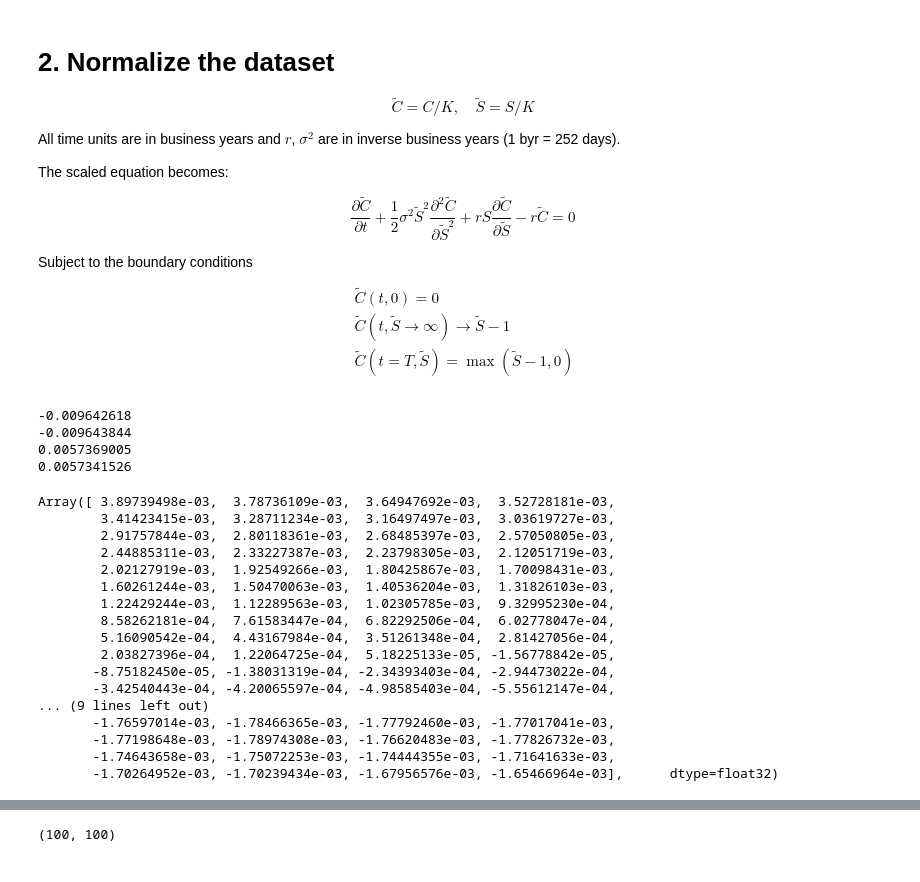
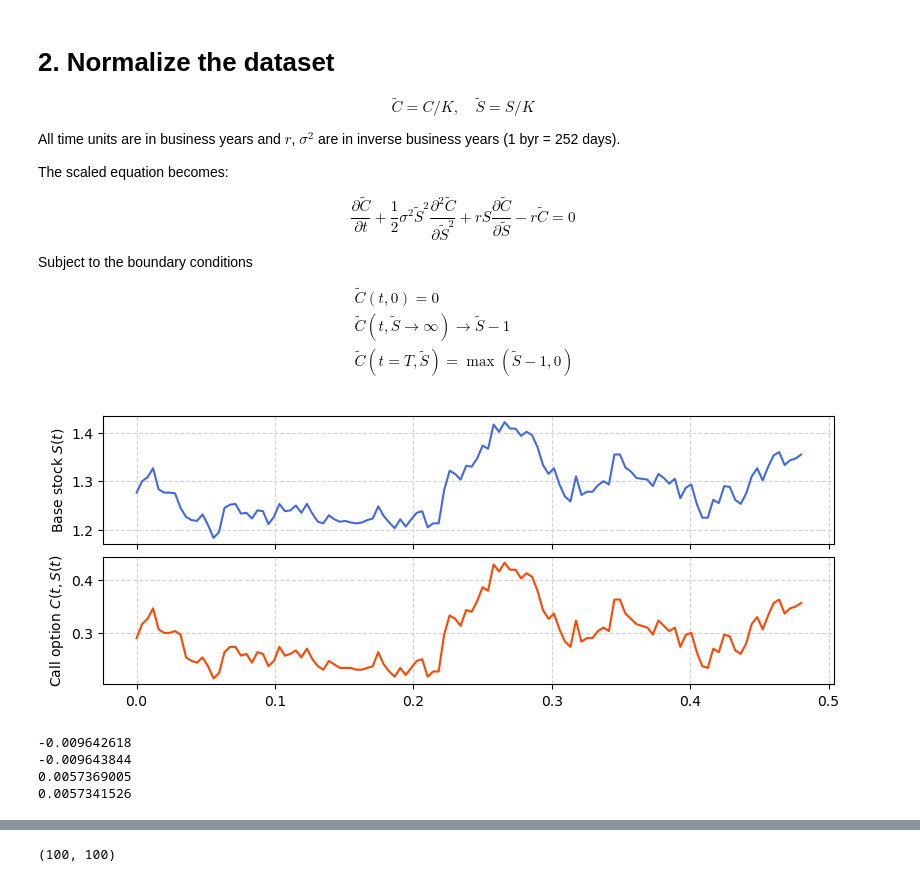
Before and after one commit to laelshin/PINN_Black_Scholes_Eq, a Jupyter notebook: black-scholes.ipynb, the cells around one changed output, grey strips where cells are left out. Drawn from its saved outputs; the diff is of its cells as text; code cells hidden in the pictures.

```diff
--- a/black-scholes.ipynb
+++ b/black-scholes.ipynb
@@ -1,16 +1,20 @@
 # %%
+# ruff: noqa: F722
 from dataclasses import dataclass
 from datetime import datetime
 from pathlib import Path
 from functools import partial
+from typing import Callable
 
 import numpy as np
 import jax
 import jax.numpy as jnp
-from jaxtyping import Float
+from jaxtyping import Float, Array
 import pandas as pd
 import equinox as eqx
 import matplotlib.pyplot as plt
+
+FloatScalar = Float[Array, ""]
 
 
 @dataclass
@@ -26,6 +30,24 @@ class StockOptionData:
 
     def num_business_days(self):
         return np.busday_count(self.datestamps[0], self.expiration_date)
+
+    @property
+    def normalized_time(self):
+        return (
+            jnp.arange(len(self.datestamps)) / 252
+        )  # 252: (average) business days per year
+
+    @property
+    def normalized_stock(self):
+        return self.stock_prices / self.strike_price
+
+    @property
+    def normalized_call(self):
+        return self.call_prices / self.strike_price
+
+    @property
+    def normalized_expr_date(self):
+        return self.num_business_days() / 252
 
 
 def make_stockoption_data(
@@ -110,4 +130,14 @@ Subject to the boundary conditions
     &\tilde{C}(t, \tilde{S}\rightarrow \infty) \rightarrow \tilde{S}-1\\
     &\tilde{C}(t=T, \tilde{S}) = \max(\tilde{S}-1, 0)
 \end{align}
+# %%
+fig, axes = plt.subplots(2, 1, figsize=(8, 3), sharex=True, constrained_layout=True)
+axes[0].plot(data.normalized_time, data.normalized_stock, color="royalblue")
+axes[0].set_ylabel("Base stock $S(t)$")
+axes[1].plot(data.normalized_time, data.normalized_call, color="orangered")
+axes[1].set_ylabel("Call option $C(t, S(t)$")
+for ax in axes:
+    ax.grid(ls="--", color="lightgray")
+# %% [output]
+[figure, added]
 # %%
@@ -223,27 +226,0 @@ initval_loss_fn = bs.make_initval_loss(net)
-# %%
-Nt = 100  # Number of samples
-Nx = 100  # Number of samples
-t = jnp.linspace(0, 1.0, Nt)  # Input data for t (N x 1)
-S = jnp.linspace(0, 50.0, Nx)  # Input data for x (N x 1)
-t_grid, S_grid = jnp.meshgrid(t, S)
-t_grid.shape
-
-eqx.filter_vmap(zerobdry_loss_fn)(t)
-# %% [output]
-Array([ 3.89739498e-03,  3.78736109e-03,  3.64947692e-03,  3.52728181e-03,
-        3.41423415e-03,  3.28711234e-03,  3.16497497e-03,  3.03619727e-03,
-        2.91757844e-03,  2.80118361e-03,  2.68485397e-03,  2.57050805e-03,
-        2.44885311e-03,  2.33227387e-03,  2.23798305e-03,  2.12051719e-03,
-        2.02127919e-03,  1.92549266e-03,  1.80425867e-03,  1.70098431e-03,
-        1.60261244e-03,  1.50470063e-03,  1.40536204e-03,  1.31826103e-03,
-        1.22429244e-03,  1.12289563e-03,  1.02305785e-03,  9.32995230e-04,
-        8.58262181e-04,  7.61583447e-04,  6.82292506e-04,  6.02778047e-04,
-        5.16090542e-04,  4.43167984e-04,  3.51261348e-04,  2.81427056e-04,
-        2.03827396e-04,  1.22064725e-04,  5.18225133e-05, -1.56778842e-05,
-       -8.75182450e-05, -1.38031319e-04, -2.34393403e-04, -2.94473022e-04,
-       -3.42540443e-04, -4.20065597e-04, -4.98585403e-04, -5.55612147e-04,
-... (9 lines left out)
-       -1.76597014e-03, -1.78466365e-03, -1.77792460e-03, -1.77017041e-03,
-       -1.77198648e-03, -1.78974308e-03, -1.76620483e-03, -1.77826732e-03,
-       -1.74643658e-03, -1.75072253e-03, -1.74444355e-03, -1.71641633e-03,
-       -1.70264952e-03, -1.70239434e-03, -1.67956576e-03, -1.65466964e-03],      dtype=float32)
```
Also changed, not shown: parts of 20 cells of this notebook.
